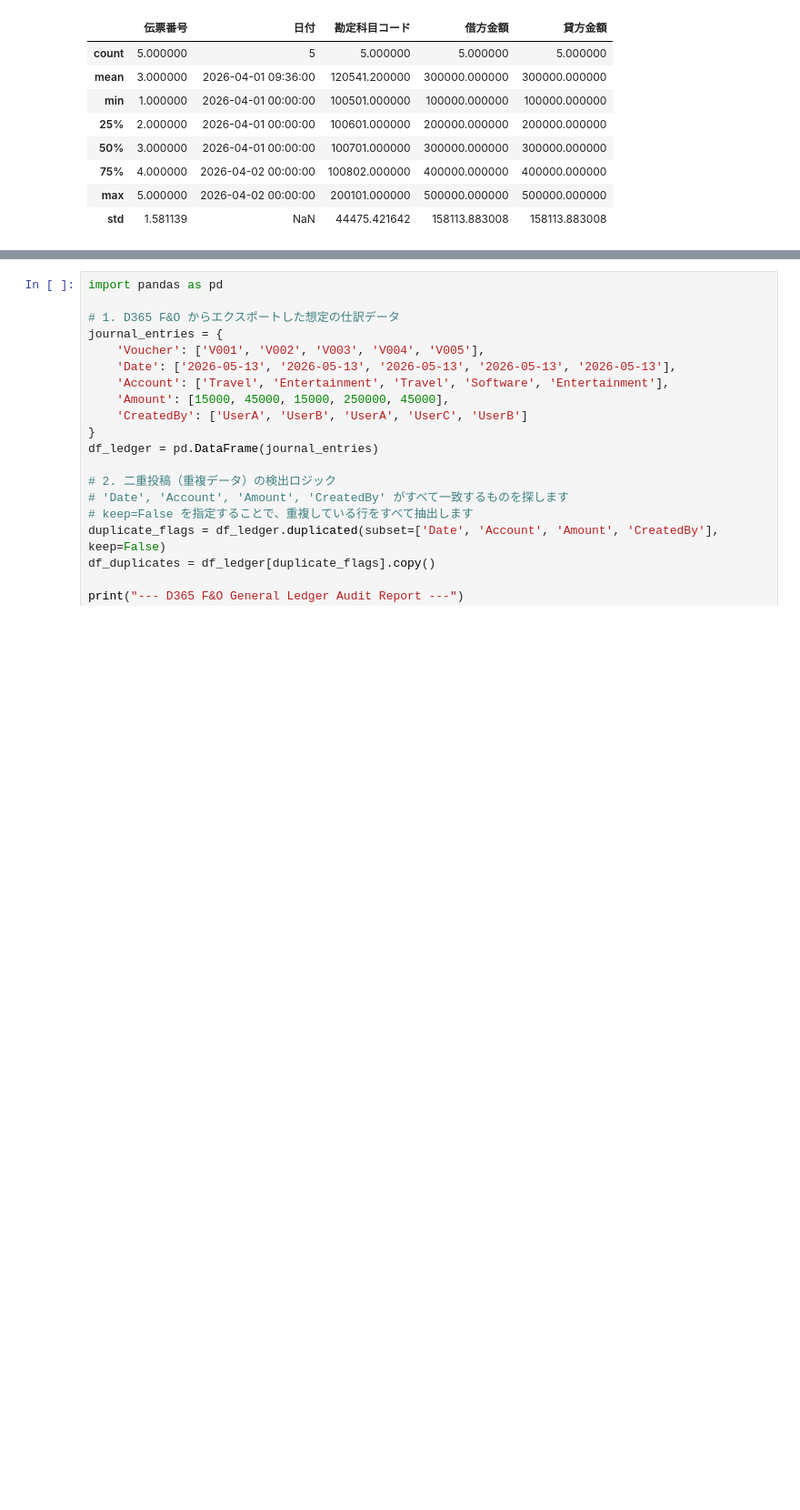
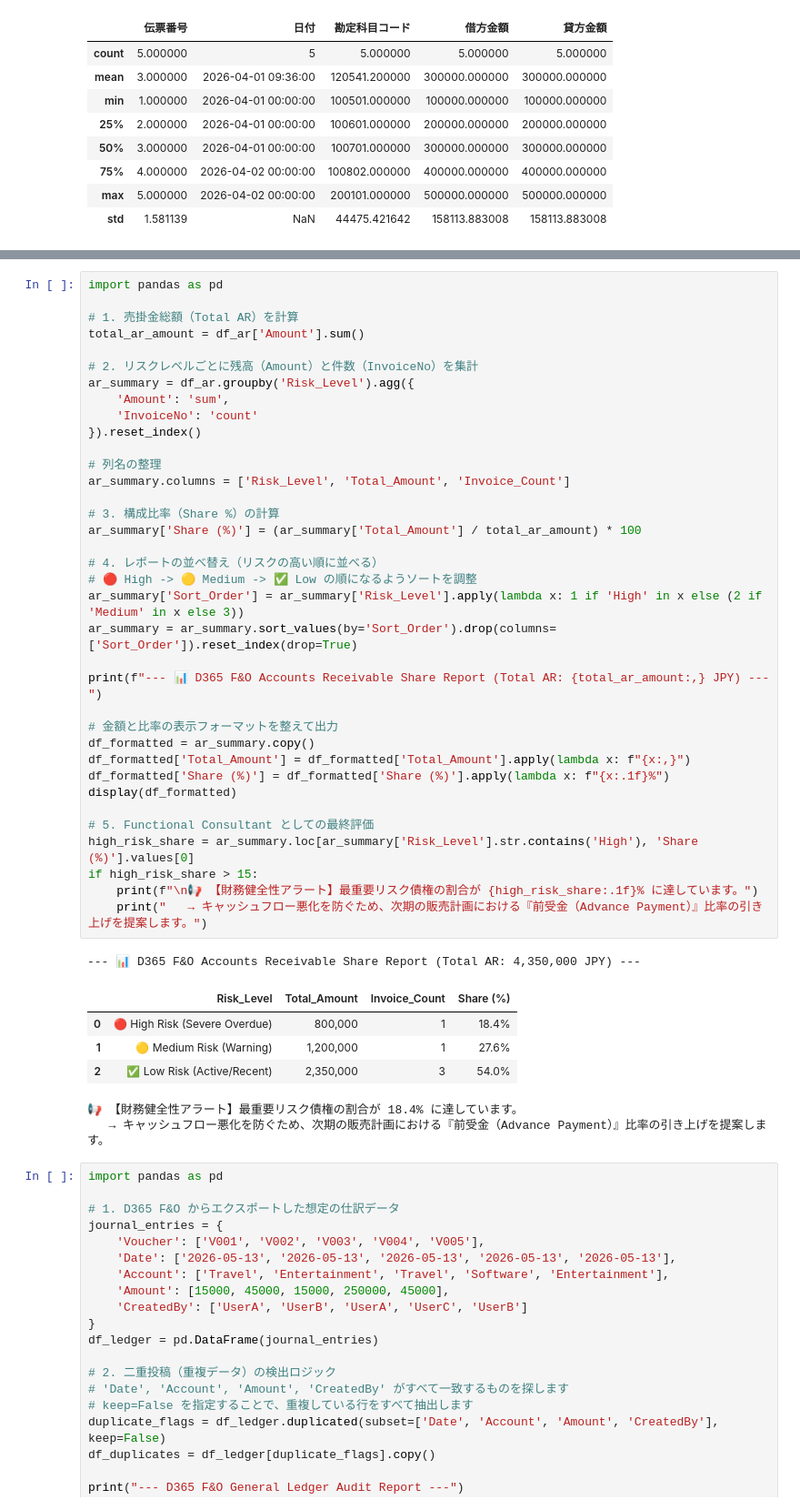
Before and after one commit to KojiKaiwa/D365-Finance-Automation, a Jupyter notebook: D365_Data_Processing.ipynb, the cells around one changed output, grey strips where cells are left out. Shown at 91% size. Saved outputs shown, nothing was run; the diff lists cells and outputs as text; blank space fills up the shorter version.

```diff
--- a/D365_Data_Processing.ipynb
+++ b/D365_Data_Processing.ipynb
@@ -34,3 +99,47 @@ display(df.describe())
+# %%
+import pandas as pd
+
+# 1. 売掛金総額（Total AR）を計算
+total_ar_amount = df_ar['Amount'].sum()
+
+# 2. リスクレベルごとに残高（Amount）と件数（InvoiceNo）を集計
+ar_summary = df_ar.groupby('Risk_Level').agg({
+    'Amount': 'sum',
+    'InvoiceNo': 'count'
+}).reset_index()
+
+# 列名の整理
+ar_summary.columns = ['Risk_Level', 'Total_Amount', 'Invoice_Count']
+
+# 3. 構成比率（Share %）の計算
+ar_summary['Share (%)'] = (ar_summary['Total_Amount'] / total_ar_amount) * 100
+
+# 4. レポートの並べ替え（リスクの高い順に並べる）
+# 🔴 High -> 🟡 Medium -> ✅ Low の順になるようソートを調整
+ar_summary['Sort_Order'] = ar_summary['Risk_Level'].apply(lambda x: 1 if 'High' in x else (2 if 'Medium' in x else 3))
+ar_summary = ar_summary.sort_values(by='Sort_Order').drop(columns=['Sort_Order']).reset_index(drop=True)
+
+print(f"--- 📊 D365 F&O Accounts Receivable Share Report (Total AR: {total_ar_amount:,} JPY) ---")
+
+# 金額と比率の表示フォーマットを整えて出力
+df_formatted = ar_summary.copy()
+df_formatted['Total_Amount'] = df_formatted['Total_Amount'].apply(lambda x: f"{x:,}")
+df_formatted['Share (%)'] = df_formatted['Share (%)'].apply(lambda x: f"{x:.1f}%")
+display(df_formatted)
+
+# 5. Functional Consultant としての最終評価
+high_risk_share = ar_summary.loc[ar_summary['Risk_Level'].str.contains('High'), 'Share (%)'].values[0]
+if high_risk_share > 15:
+    print(f"\n📢 【財務健全性アラート】最重要リスク債権の割合が {high_risk_share:.1f}% に達しています。")
+    print("   → キャッシュフロー悪化を防ぐため、次期の販売計画における『前受金（Advance Payment）』比率の引き上げを提案します。")
+# %% [output]
+--- 📊 D365 F&O Accounts Receivable Share Report (Total AR: 4,350,000 JPY) ---
+|  | Risk_Level | Total_Amount | Invoice_Count | Share (%) |
+| 0 | 🔴 High Risk (Severe Overdue) | 800,000 | 1 | 18.4% |
+| 1 | 🟡 Medium Risk (Warning) | 1,200,000 | 1 | 27.6% |
+| 2 | ✅ Low Risk (Active/Recent) | 2,350,000 | 3 | 54.0% |
+📢 【財務健全性アラート】最重要リスク債権の割合が 18.4% に達しています。
+   → キャッシュフロー悪化を防ぐため、次期の販売計画における『前受金（Advance Payment）』比率の引き上げを提案します。
 # %%
 import pandas as pd
 
```
Also changed, not shown: parts of 1 cell of this notebook.
